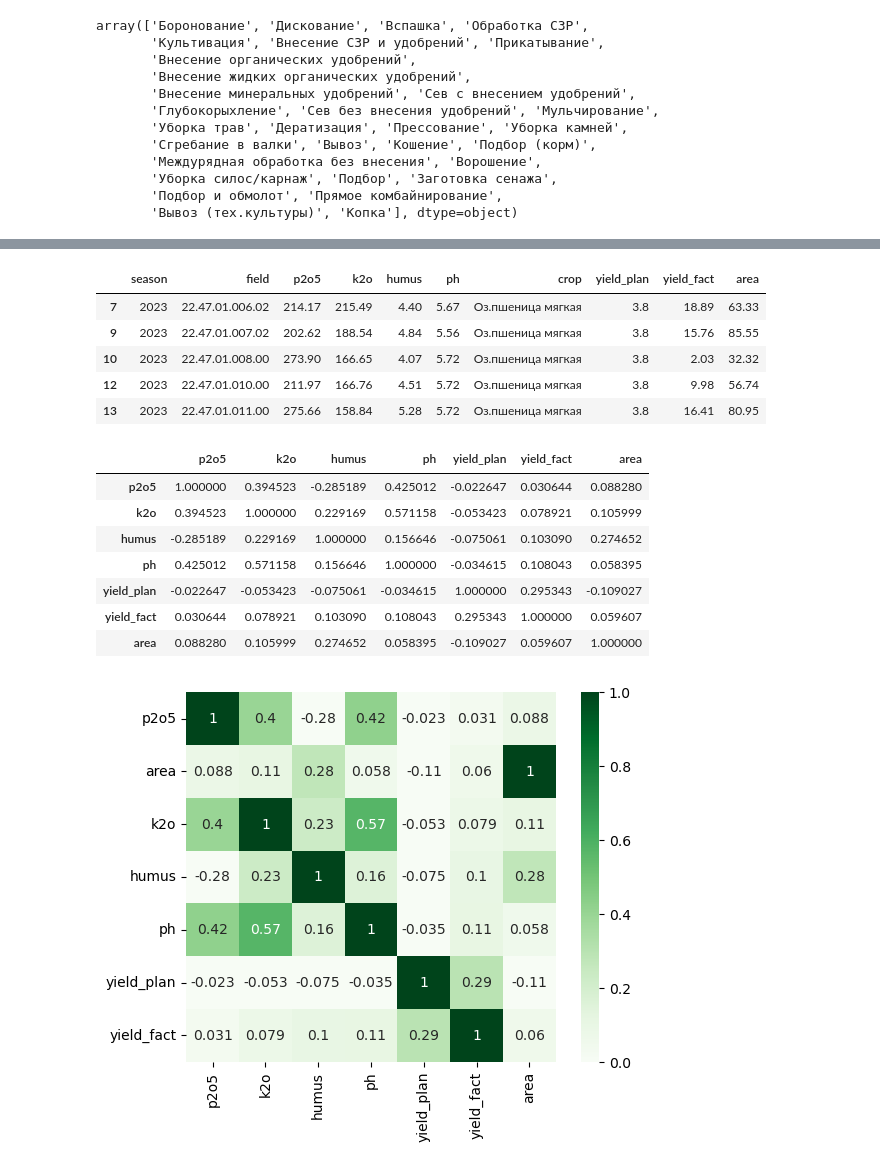
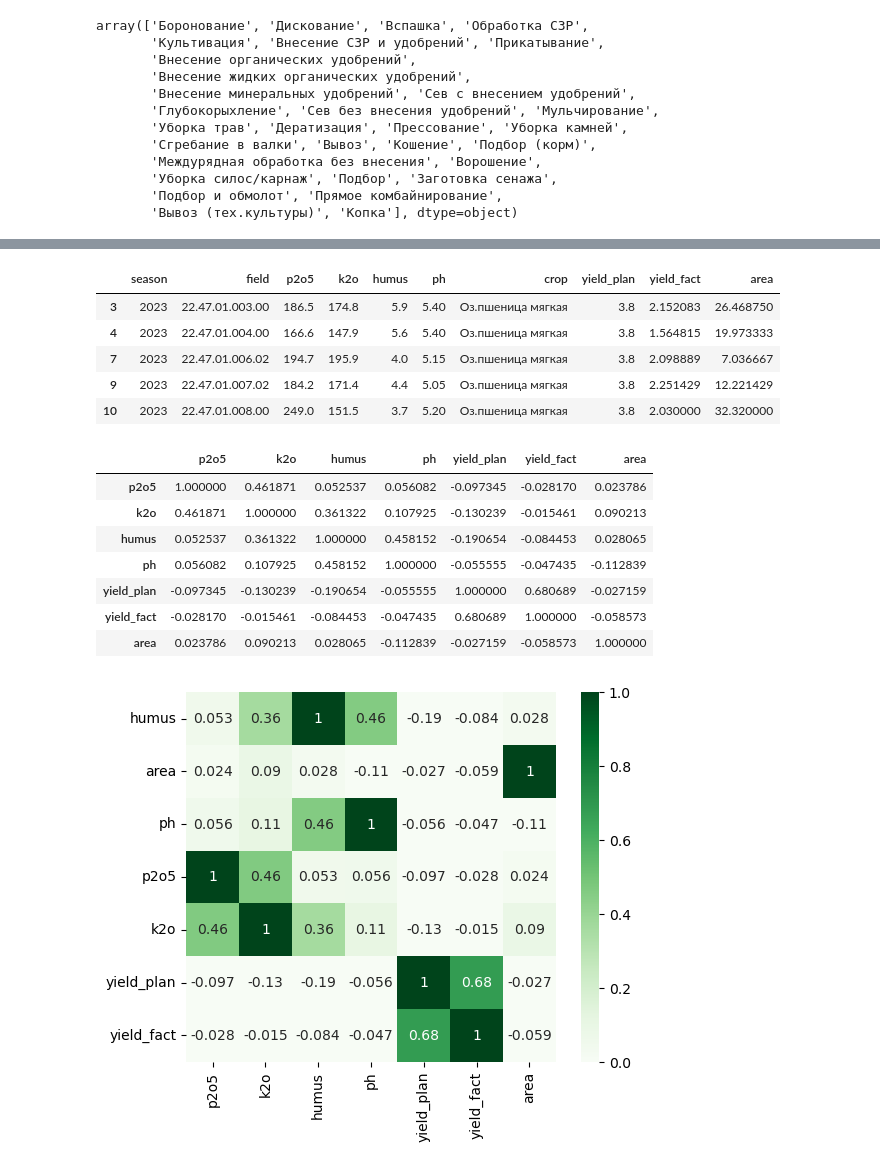
Before and after one commit to VladSunny/DANO_EKONIVA, a Jupyter notebook: notebooks/searchForHypotheses.ipynb, the cells around one changed output, grey strips where cells are left out. Drawn from its saved outputs; the diff is of its cells as text; code cells hidden in the pictures.

Commit message:
upd humus fataset

```diff
--- a/notebooks/searchForHypotheses.ipynb
+++ b/notebooks/searchForHypotheses.ipynb
@@ -1,9 +1,9 @@
 # %%
 import pandas as pd
 # %%
-df_fields = pd.read_csv('../data/new_fields.csv', delimiter=';', decimal=',', skiprows=[0, 2])
-df_value = pd.read_csv('../data/new_value.csv', delimiter=';', decimal=',', skiprows=[0, 1], parse_dates=['inv_item_date'], date_format={'inv_item_date': '%d.%m.%Y'})
-df_works = pd.read_csv('../data/new_works.csv', delimiter=';', decimal=',', skiprows=[0, 1], parse_dates=['start_date', 'end_date'], date_format={'start_date': '%d.%m.%Y', 'end_date': '%d.%m.%Y'})
+df_fields = pd.read_csv('../data/fields.csv', delimiter=';', decimal=',', skiprows=[0, 2])
+df_value = pd.read_csv('../data/value.csv', delimiter=';', decimal=',', skiprows=[0, 1], parse_dates=['inv_item_date'], date_format={'inv_item_date': '%d.%m.%Y'})
+df_works = pd.read_csv('../data/works.csv', delimiter=';', decimal=',', skiprows=[0, 1], parse_dates=['start_date', 'end_date'], date_format={'start_date': '%d.%m.%Y', 'end_date': '%d.%m.%Y'})
 
 df_works['area'] = df_works['area'].str.replace(',', '.').astype(float)
 # %%
@@ -55,7 +53,7 @@ array(['Боронование', 'Дискование', 'Вспашка', 'Об
 # %%
 valid_work_subtypes = ['Прямое комбайнирование', 'Подбор и обмолот', 'Заготовка сенажа', 'Уборка силос/карнаж', 'Подбор (корм)', 'Вывоз', 'Прессование']
 df_yield_fact = df_works.query(f"work_type == 'Уборка' and work_subtype in {valid_work_subtypes}")[['season', 'field', 'yield_fact', 'area']]
-df_yield_fact = df_yield_fact.groupby(by=['field', 'season']).sum().reset_index()
+df_yield_fact = df_yield_fact.groupby(by=['field', 'season']).mean().reset_index()
 
 df_yield_fact.head()
 # %% [output]
@@ -132,29 +130,29 @@ import seaborn as sns
 cleaned_df.head()
 # %% [output]
 |  | season | field | p2o5 | k2o | humus | ph | crop | yield_plan | yield_fact | area |
-| 7 | 2023 | 22.47.01.006.02 | 214.17 | 215.49 | 4.40 | 5.67 | Оз.пшеница мягкая | 3.8 | 18.89 | 63.33 |
-| 9 | 2023 | 22.47.01.007.02 | 202.62 | 188.54 | 4.84 | 5.56 | Оз.пшеница мягкая | 3.8 | 15.76 | 85.55 |
-| 10 | 2023 | 22.47.01.008.00 | 273.90 | 166.65 | 4.07 | 5.72 | Оз.пшеница мягкая | 3.8 | 2.03 | 32.32 |
-| 12 | 2023 | 22.47.01.010.00 | 211.97 | 166.76 | 4.51 | 5.72 | Оз.пшеница мягкая | 3.8 | 9.98 | 56.74 |
-| 13 | 2023 | 22.47.01.011.00 | 275.66 | 158.84 | 5.28 | 5.72 | Оз.пшеница мягкая | 3.8 | 16.41 | 80.95 |
+| 3 | 2023 | 22.47.01.003.00 | 186.5 | 174.8 | 5.9 | 5.40 | Оз.пшеница мягкая | 3.8 | 2.152083 | 26.468750 |
+| 4 | 2023 | 22.47.01.004.00 | 166.6 | 147.9 | 5.6 | 5.40 | Оз.пшеница мягкая | 3.8 | 1.564815 | 19.973333 |
+| 7 | 2023 | 22.47.01.006.02 | 194.7 | 195.9 | 4.0 | 5.15 | Оз.пшеница мягкая | 3.8 | 2.098889 | 7.036667 |
+| 9 | 2023 | 22.47.01.007.02 | 184.2 | 171.4 | 4.4 | 5.05 | Оз.пшеница мягкая | 3.8 | 2.251429 | 12.221429 |
+| 10 | 2023 | 22.47.01.008.00 | 249.0 | 151.5 | 3.7 | 5.20 | Оз.пшеница мягкая | 3.8 | 2.030000 | 32.320000 |
 # %%
 cleaned_df[['p2o5', 'k2o', 'humus', 'ph', 'yield_plan', 'yield_fact', 'area']].corr()
 # %% [output]
 |  | p2o5 | k2o | humus | ph | yield_plan | yield_fact | area |
-| p2o5 | 1.000000 | 0.394523 | -0.285189 | 0.425012 | -0.022647 | 0.030644 | 0.088280 |
-| k2o | 0.394523 | 1.000000 | 0.229169 | 0.571158 | -0.053423 | 0.078921 | 0.105999 |
-| humus | -0.285189 | 0.229169 | 1.000000 | 0.156646 | -0.075061 | 0.103090 | 0.274652 |
-| ph | 0.425012 | 0.571158 | 0.156646 | 1.000000 | -0.034615 | 0.108043 | 0.058395 |
-| yield_plan | -0.022647 | -0.053423 | -0.075061 | -0.034615 | 1.000000 | 0.295343 | -0.109027 |
-| yield_fact | 0.030644 | 0.078921 | 0.103090 | 0.108043 | 0.295343 | 1.000000 | 0.059607 |
-| area | 0.088280 | 0.105999 | 0.274652 | 0.058395 | -0.109027 | 0.059607 | 1.000000 |
+| p2o5 | 1.000000 | 0.461871 | 0.052537 | 0.056082 | -0.097345 | -0.028170 | 0.023786 |
+| k2o | 0.461871 | 1.000000 | 0.361322 | 0.107925 | -0.130239 | -0.015461 | 0.090213 |
+| humus | 0.052537 | 0.361322 | 1.000000 | 0.458152 | -0.190654 | -0.084453 | 0.028065 |
+| ph | 0.056082 | 0.107925 | 0.458152 | 1.000000 | -0.055555 | -0.047435 | -0.112839 |
+| yield_plan | -0.097345 | -0.130239 | -0.190654 | -0.055555 | 1.000000 | 0.680689 | -0.027159 |
+| yield_fact | -0.028170 | -0.015461 | -0.084453 | -0.047435 | 0.680689 | 1.000000 | -0.058573 |
+| area | 0.023786 | 0.090213 | 0.028065 | -0.112839 | -0.027159 | -0.058573 | 1.000000 |
 # %%
-corrs = cleaned_df[['p2o5', 'k2o', 'humus', 'ph', 'yield_plan', 'yield_fact', 'area']].dropna().corr().round(3).sort_values('yield_fact')
+corrs = cleaned_df[['p2o5', 'k2o', 'humus', 'ph', 'yield_plan', 'yield_fact', 'area']].corr().round(3).sort_values('yield_fact')
 sns.heatmap(corrs,
             cmap = 'Greens',
             square=True,
             vmin = 0,
             annot=True)
 plt.show()
 # %% [output]
-[figure, old version]
+[figure, new version]
```
Also changed, not shown: parts of 10 cells of this notebook, 8 other files.
